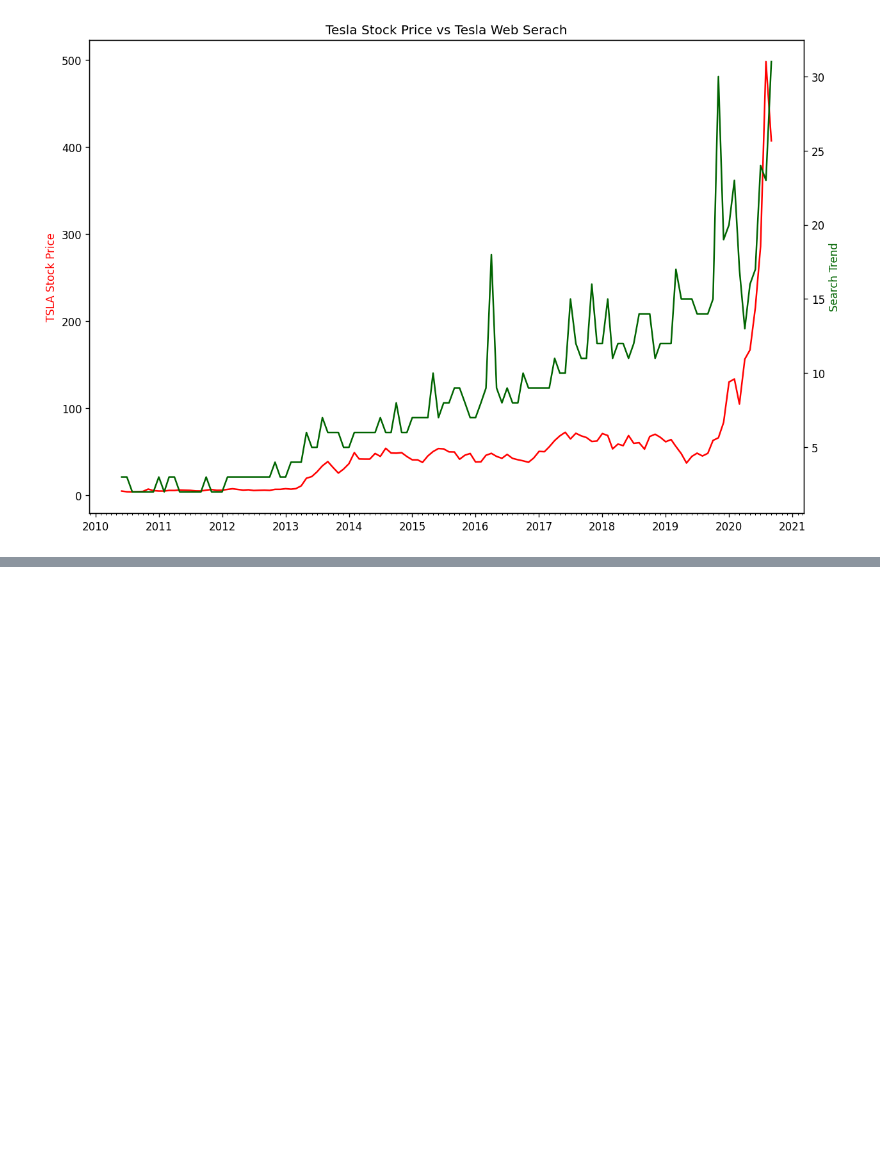
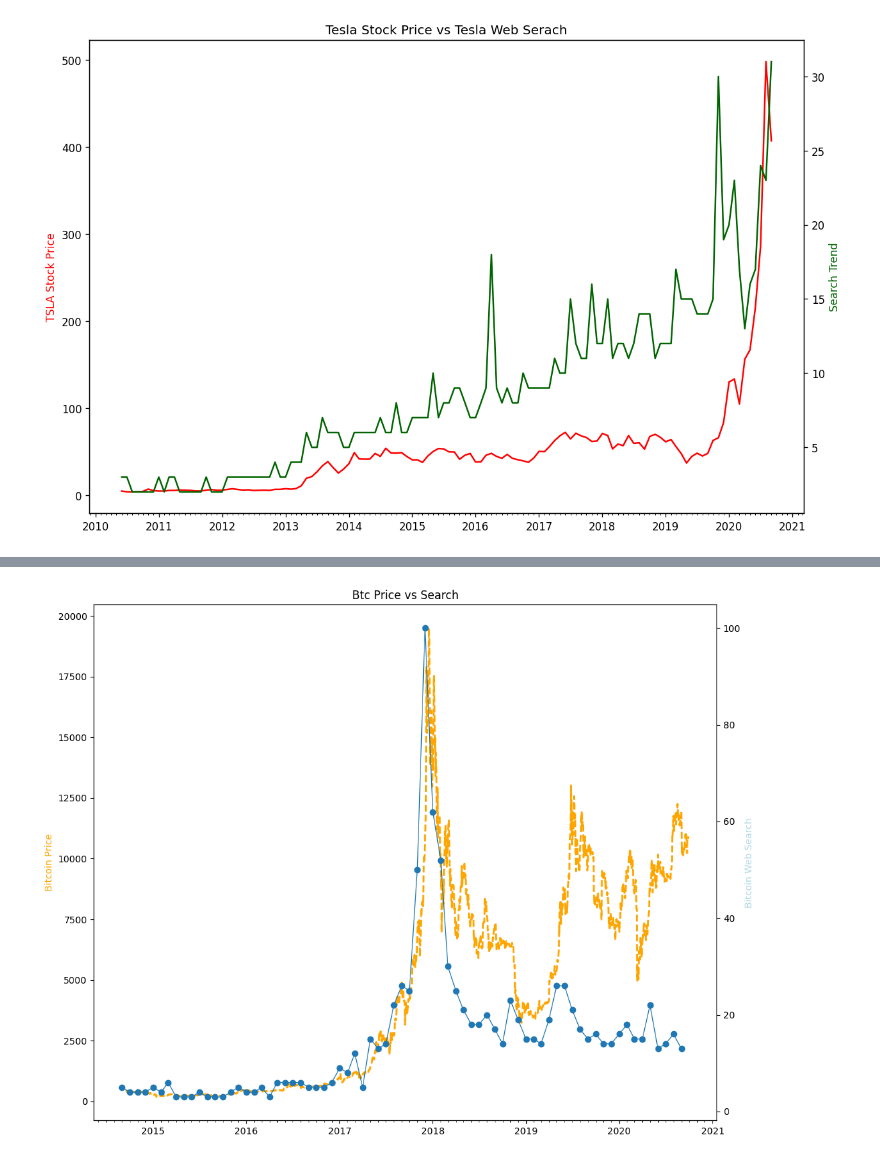
Before and after one commit to Szafranerio/Python, a Jupyter notebook: 100Days_Python_Projects/Google_trends.ipynb, the cells around one changed output, grey strips where cells are left out. Drawn from its saved outputs; the diff is of its cells as text; code cells hidden in the pictures; blank space fills up the shorter version.

```diff
--- a/100Days_Python_Projects/Google_trends.ipynb
+++ b/100Days_Python_Projects/Google_trends.ipynb
@@ -122,0 +147,19 @@ plt.show()
+# %%
+plt.figure(figsize=(12,10))
+plt.title('Btc Price vs Search')
+
+ax1 = plt.gca()
+ax2 = ax1.twinx()
+
+ax1.set_ylabel('Bitcoin Price', color='orange')
+ax2.set_ylabel("Bitcoin Web Search", color = 'lightblue')
+
+
+ax1.plot(df_bitcoin.DATE, df_bitcoin.CLOSE, linewidth = 2, linestyle='--', color='orange')
+ax2.plot(df_bitcoin_search.MONTH, df_bitcoin_search.BTC_NEWS_SEARCH, marker = 'o', linewidth = 0.9)
+
+ax1.xaxis.set_major_locator(years)
+ax1.xaxis.set_major_formatter(years_fmt)
+ax1.xaxis.set_minor_locator(months)
+# %% [output]
+[figure, added]
```
Also changed, not shown: parts of 3 cells of this notebook.
